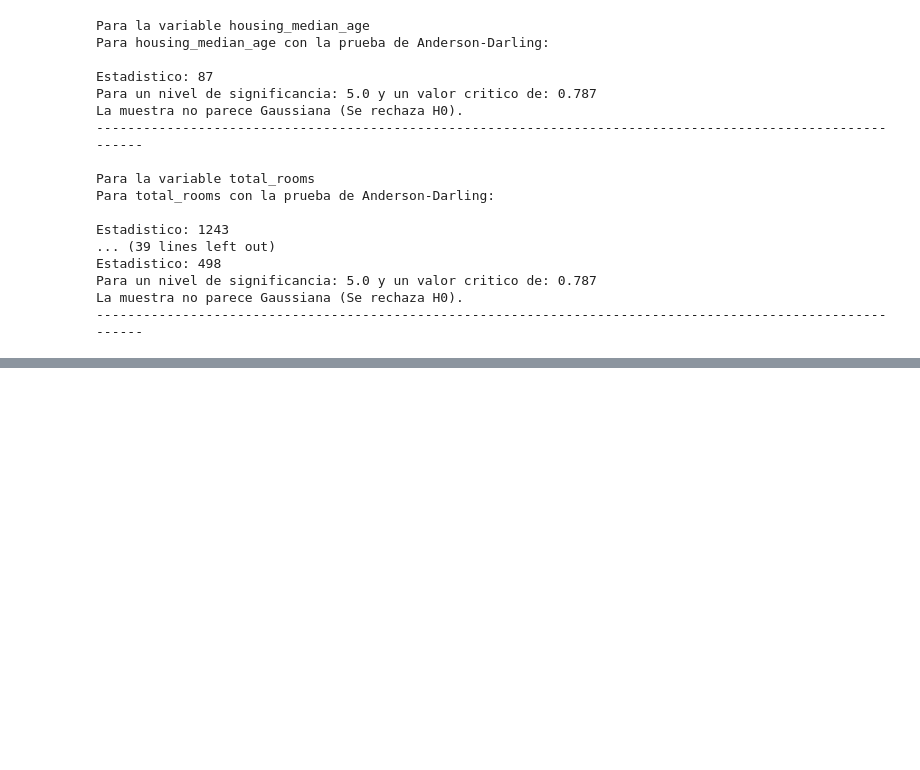
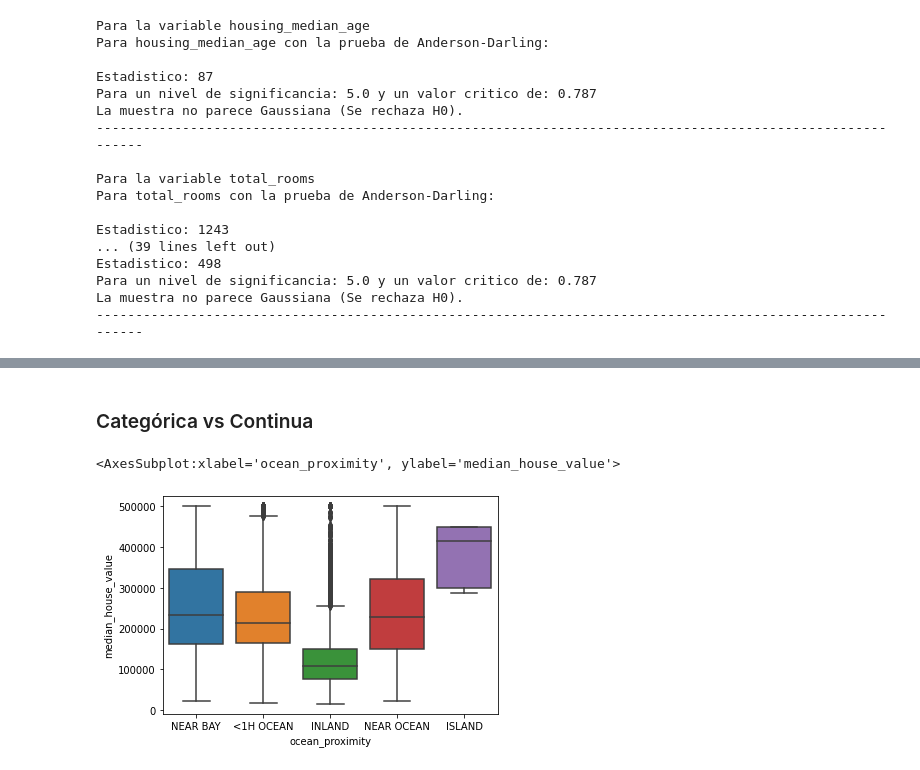
Before and after one commit to agucitri/DS-ONLINE-76, a Jupyter notebook: clase_repaso.ipynb, the cells around one changed output, grey strips where cells are left out. Drawn from its saved outputs; the diff is of its cells as text; code cells hidden in the pictures; blank space fills up the shorter version.

```diff
--- a/clase_repaso.ipynb
+++ b/clase_repaso.ipynb
@@ -170,0 +200,7 @@ La muestra no parece Gaussiana (Se rechaza H0).
+# %% [markdown]
+### Categórica vs Continua
+# %%
+sns.boxplot(data=housing, x="ocean_proximity", y="median_house_value")
+# %% [output]
+<AxesSubplot:xlabel='ocean_proximity', ylabel='median_house_value'>
+[figure, added]
```
Also changed, not shown: parts of 9 cells of this notebook, 1 other file.
